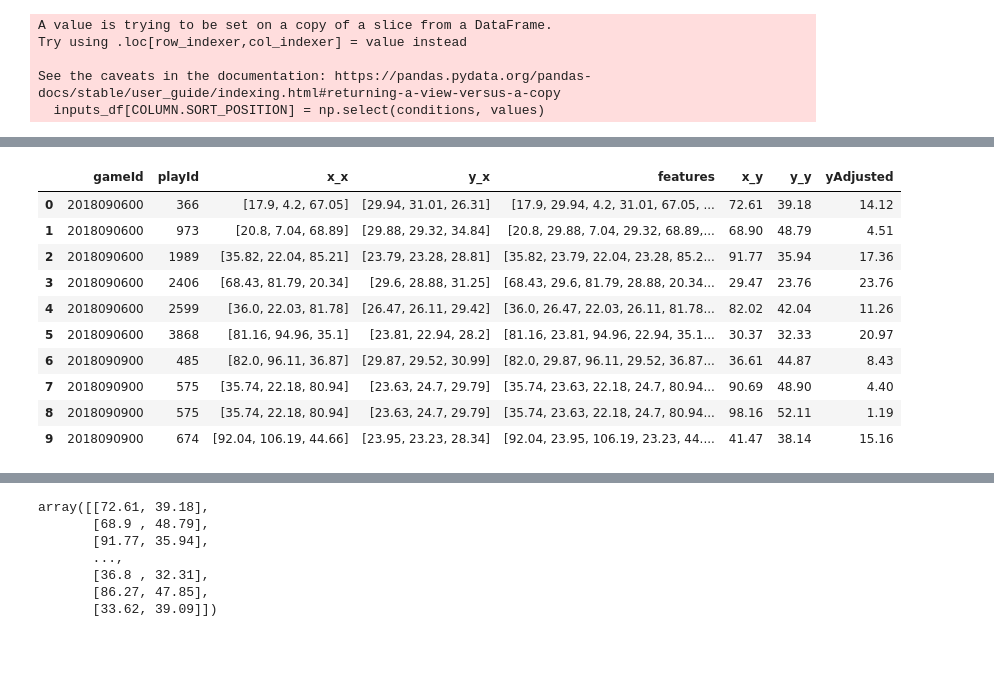
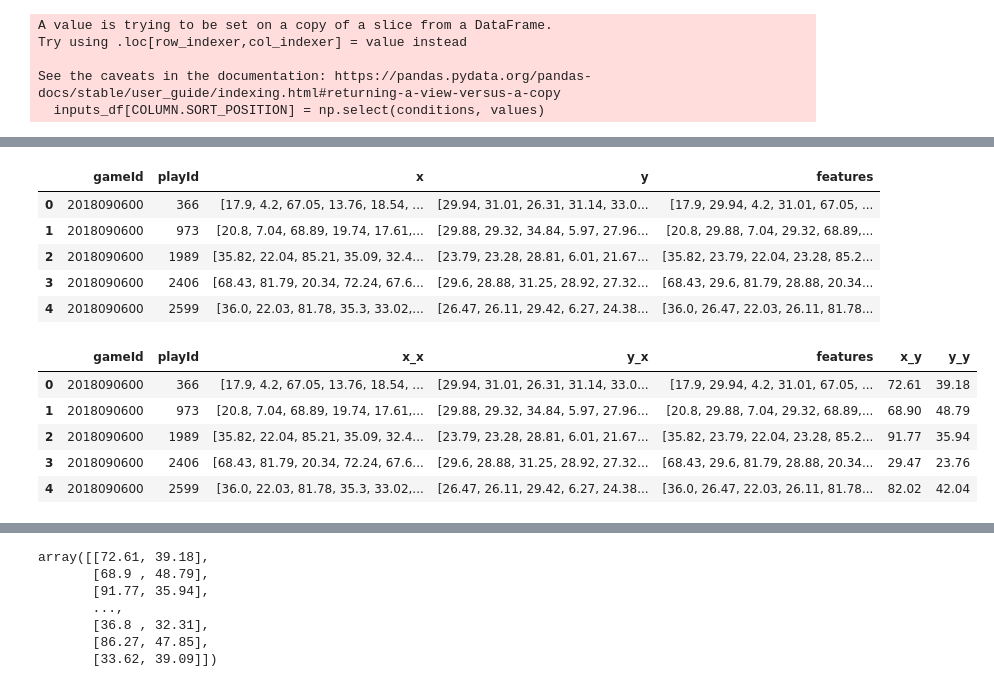
Before and after one commit to jon-fearer/kaggle-nfl-data-bowl-2022, a Jupyter notebook: punt-analysis.ipynb, the cells around one changed output, grey strips where cells are left out. Drawn from its saved outputs; the diff is of its cells as text; code cells hidden in the pictures; blank space fills up the shorter version.

Commit message:
feat(data-bowl): add all players to model

```diff
--- a/punt-analysis.ipynb
+++ b/punt-analysis.ipynb
@@ -381,18 +404,48 @@ See the caveats in the documentation: https://pandas.pydata.org/pandas-docs/stab
+# %%
+inputs_df = inputs_df.sort_values(by=[COLUMN.GAME_ID, COLUMN.PLAY_ID, 'sortValue'])
+
+aggs = { 'x': lambda x: x.to_list(), 'y': lambda y: y.to_list() }
+inputs_df = inputs_df.groupby([COLUMN.GAME_ID, COLUMN.PLAY_ID]).agg(aggs).reset_index()
+inputs_df = inputs_df[
+    (inputs_df[COLUMN.X].map(len) == 23)
+    & (inputs_df[COLUMN.Y].map(len) == 23)
+]
+# Filter out plays where returner is near line of scrimmage
+inputs_df = inputs_df[
+    np.abs(inputs_df[COLUMN.X].str[0] - inputs_df[COLUMN.X].str[2]) > 10
+]
+
+def merge_coordinates(df):
+    merged = []
+    for i in range(23):
+        merged.append(df[COLUMN.X][i])
+        merged.append(df[COLUMN.Y][i])
+    return merged
+
+inputs_df['features'] = inputs_df.apply(merge_coordinates, axis=1)
+inputs_df.head()
+# %% [output]
+|  | gameId | playId | x | y | features |
+| 0 | 2018090600 | 366 | [17.9, 4.2, 67.05, 13.76, 18.54, ... | [29.94, 31.01, 26.31, 31.14, 33.0... | [17.9, 29.94, 4.2, 31.01, 67.05, ... |
+| 1 | 2018090600 | 973 | [20.8, 7.04, 68.89, 19.74, 17.61,... | [29.88, 29.32, 34.84, 5.97, 27.96... | [20.8, 29.88, 7.04, 29.32, 68.89,... |
+| 2 | 2018090600 | 1989 | [35.82, 22.04, 85.21, 35.09, 32.4... | [23.79, 23.28, 28.81, 6.01, 21.67... | [35.82, 23.79, 22.04, 23.28, 85.2... |
+| 3 | 2018090600 | 2406 | [68.43, 81.79, 20.34, 72.24, 67.6... | [29.6, 28.88, 31.25, 28.92, 27.32... | [68.43, 29.6, 81.79, 28.88, 20.34... |
+| 4 | 2018090600 | 2599 | [36.0, 22.03, 81.78, 35.3, 33.02,... | [26.47, 26.11, 29.42, 6.27, 24.38... | [36.0, 26.47, 22.03, 26.11, 81.78... |
 # %%
 outputs_df = punt_predict_df[
     (punt_tracking_2018_df[COLUMN.PLAY_EVENT].isin(ball_land_events))
     & (punt_tracking_2018_df[COLUMN.TEAM] == TEAM.FOOTBALL)
 ].sort_values(by=[COLUMN.GAME_ID, COLUMN.PLAY_ID])
 
-def adjust_y(value):
-    width = 53.3
-    midline = width / 2
-    if value < midline:
-        return value
-    else:
-        return width - value
+# def adjust_y(value):
+#     width = 53.3
+#     midline = width / 2
+#     if value < midline:
+#         return value
+#     else:
+#         return width - value
 
-outputs_df['yAdjusted'] = outputs_df[COLUMN.Y].apply(adjust_y)
+# outputs_df['yAdjusted'] = outputs_df[COLUMN.Y].apply(adjust_y)
 # %%
 model_data_df = pd.merge(
     inputs_df,
@@ -404,19 +457,14 @@ model_data_df = pd.merge(
 X = np.array(model_data_df['features'].tolist())
 y = model_data_df[['x_y', 'y_y']].to_numpy()
 # %%
-model_data_df[[COLUMN.GAME_ID, COLUMN.PLAY_ID, 'x_x', 'y_x', 'features', 'x_y', 'y_y', 'yAdjusted']].head(10)
+model_data_df[[COLUMN.GAME_ID, COLUMN.PLAY_ID, 'x_x', 'y_x', 'features', 'x_y', 'y_y']].head()
 # %% [output]
-|  | gameId | playId | x_x | y_x | features | x_y | y_y | yAdjusted |
-| 0 | 2018090600 | 366 | [17.9, 4.2, 67.05] | [29.94, 31.01, 26.31] | [17.9, 29.94, 4.2, 31.01, 67.05, ... | 72.61 | 39.18 | 14.12 |
-| 1 | 2018090600 | 973 | [20.8, 7.04, 68.89] | [29.88, 29.32, 34.84] | [20.8, 29.88, 7.04, 29.32, 68.89,... | 68.90 | 48.79 | 4.51 |
-| 2 | 2018090600 | 1989 | [35.82, 22.04, 85.21] | [23.79, 23.28, 28.81] | [35.82, 23.79, 22.04, 23.28, 85.2... | 91.77 | 35.94 | 17.36 |
-| 3 | 2018090600 | 2406 | [68.43, 81.79, 20.34] | [29.6, 28.88, 31.25] | [68.43, 29.6, 81.79, 28.88, 20.34... | 29.47 | 23.76 | 23.76 |
-| 4 | 2018090600 | 2599 | [36.0, 22.03, 81.78] | [26.47, 26.11, 29.42] | [36.0, 26.47, 22.03, 26.11, 81.78... | 82.02 | 42.04 | 11.26 |
-| 5 | 2018090600 | 3868 | [81.16, 94.96, 35.1] | [23.81, 22.94, 28.2] | [81.16, 23.81, 94.96, 22.94, 35.1... | 30.37 | 32.33 | 20.97 |
-| 6 | 2018090900 | 485 | [82.0, 96.11, 36.87] | [29.87, 29.52, 30.99] | [82.0, 29.87, 96.11, 29.52, 36.87... | 36.61 | 44.87 | 8.43 |
-| 7 | 2018090900 | 575 | [35.74, 22.18, 80.94] | [23.63, 24.7, 29.79] | [35.74, 23.63, 22.18, 24.7, 80.94... | 90.69 | 48.90 | 4.40 |
-| 8 | 2018090900 | 575 | [35.74, 22.18, 80.94] | [23.63, 24.7, 29.79] | [35.74, 23.63, 22.18, 24.7, 80.94... | 98.16 | 52.11 | 1.19 |
-| 9 | 2018090900 | 674 | [92.04, 106.19, 44.66] | [23.95, 23.23, 28.34] | [92.04, 23.95, 106.19, 23.23, 44.... | 41.47 | 38.14 | 15.16 |
+|  | gameId | playId | x_x | y_x | features | x_y | y_y |
+| 0 | 2018090600 | 366 | [17.9, 4.2, 67.05, 13.76, 18.54, ... | [29.94, 31.01, 26.31, 31.14, 33.0... | [17.9, 29.94, 4.2, 31.01, 67.05, ... | 72.61 | 39.18 |
+| 1 | 2018090600 | 973 | [20.8, 7.04, 68.89, 19.74, 17.61,... | [29.88, 29.32, 34.84, 5.97, 27.96... | [20.8, 29.88, 7.04, 29.32, 68.89,... | 68.90 | 48.79 |
+| 2 | 2018090600 | 1989 | [35.82, 22.04, 85.21, 35.09, 32.4... | [23.79, 23.28, 28.81, 6.01, 21.67... | [35.82, 23.79, 22.04, 23.28, 85.2... | 91.77 | 35.94 |
+| 3 | 2018090600 | 2406 | [68.43, 81.79, 20.34, 72.24, 67.6... | [29.6, 28.88, 31.25, 28.92, 27.32... | [68.43, 29.6, 81.79, 28.88, 20.34... | 29.47 | 23.76 |
+| 4 | 2018090600 | 2599 | [36.0, 22.03, 81.78, 35.3, 33.02,... | [26.47, 26.11, 29.42, 6.27, 24.38... | [36.0, 26.47, 22.03, 26.11, 81.78... | 82.02 | 42.04 |
 # %%
 X
 # %% [output]
```
Also changed, not shown: parts of 21 cells of this notebook.
